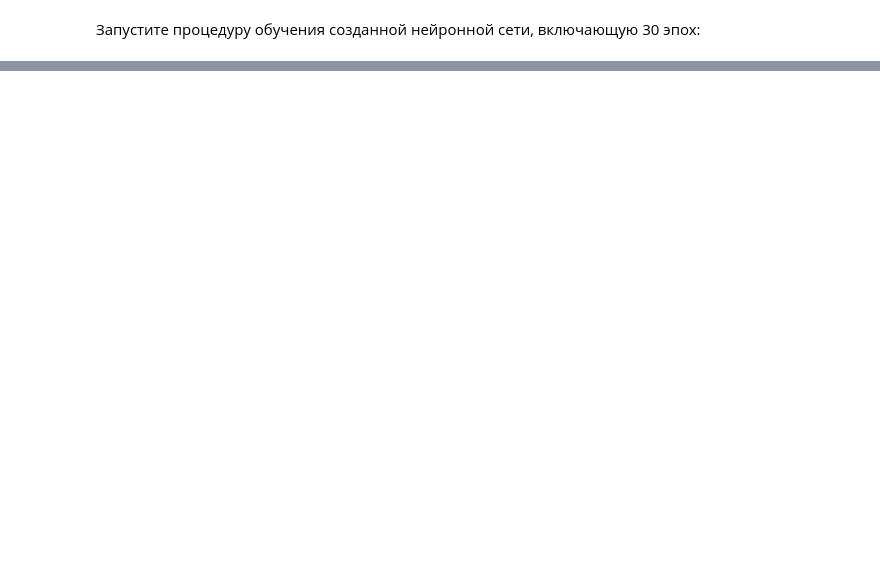
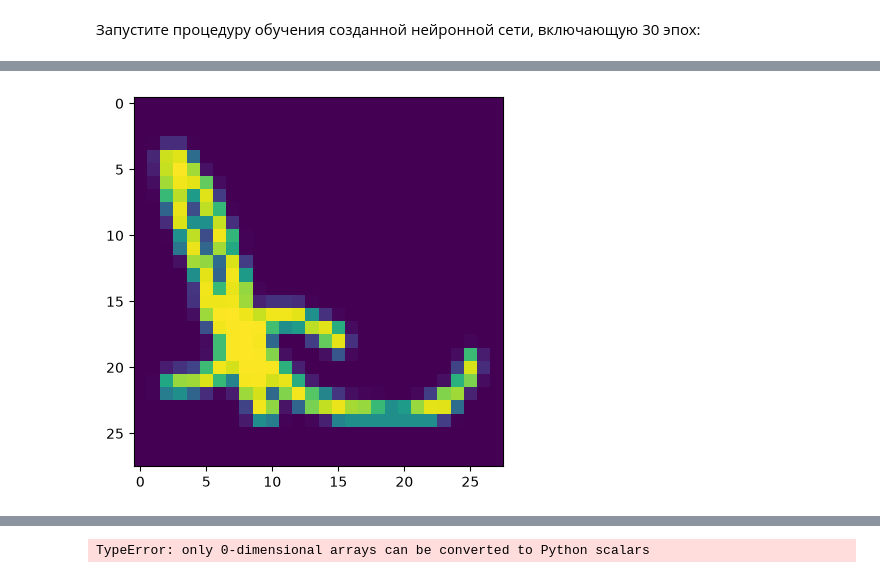
Before and after one commit to HorribleCorbie/network2, a Jupyter notebook: MNIST_Федянина.ipynb, the cells around one changed output, grey strips where cells are left out. Cells and saved outputs as stored; diff of their text form; code cells hidden in the pictures; blank space fills up the shorter version.

```diff
--- a/MNIST_Федянина.ipynb
+++ b/MNIST_Федянина.ipynb
@@ -320,0 +347,73 @@ print(confusion_matrix(y_train, predictTrain))
+# %%
+data = np.load('emnist_k_to_t_one.npz')
+
+X_train, y_train = data['X_train'], data['y_train']
+X_test, y_test = data['X_test'], data['y_test']
+
+print(y_test.shape)
+
+training_inputs = [np.reshape(x, (784, 1)) for x in X_train]
+training_results = [np.reshape(y, (10, 1)) for y in y_train]
+training_data = list(zip(training_inputs, training_results))
+
+test_inputs = [np.reshape(x, (784, 1)) for x in X_test]
+test_results = [np.reshape(y, (10, 1)) for y in y_test]
+
+
+# training_data =list (zip(X_train, y_train))
+test_data = list (zip(test_inputs, test_results))
+
+print(training_data[8])
+lll8 = np.reshape(training_data[8][0], (28, 28))
+plt.imshow(lll8)
+plt.show()
+
+net = Network([784, 30, 10])
+""" Вывод результата на экран: """
+print('Сеть net:')
+print('Количетво слоев:', net.num_layers)
+for i in range(net.num_layers):
+    print('Количество нейронов в слое', i, ':', net.sizes[i])
+for i in range(net.num_layers - 1):
+    print('W_', i + 1, ':')
+    print(np.round(net.weights[i], 2))
+    print('b_', i + 1, ':')
+    print(np.round(net.biases[i], 2))
+
+net.SGD(training_data, 30, 10, 3.0, test_data=test_data)
+
+def forward_propagate(net, row):
+    inputs = row
+    for i in range(net.num_layers - 1):
+        new_inputs = []
+        for b, w in zip(net.biases[i], net.weights[i]):
+            activation = np.dot(w, inputs) + b
+            out = net.sigmoid(activation)
+            new_inputs.append(out)
+        inputs = new_inputs
+    return new_inputs
+
+
+def predict(net, row):
+    outputs = forward_propagate(net, row)
+    return outputs.index(max(outputs))
+
+
+i = -1
+X_train = []
+thresholdedData = []
+
+for i in range(len(x_train)):
+    row = np.reshape(x_train[i], (1, 784))
+    thresholdedData = (row > 0) * 1.0
+    X_train.extend(thresholdedData)
+
+for i in range(len(X_train)):
+    prediction = predict(net, X_train[i])
+    if (i == 0):
+        predictTrain = np.array([[prediction]])
+    else:
+        predictTrain = np.append(predictTrain, [[prediction]], axis=0)
+print(confusion_matrix(y_train, predictTrain))
+print(classification_report(y_train, predictTrain))
+# %% [output]
@@ -320,0 +437 @@ print(confusion_matrix(y_train, predictTrain))
+[figure, added]
@@ -320,0 +455 @@ print(confusion_matrix(y_train, predictTrain))
+TypeError: only 0-dimensional arrays can be converted to Python scalars
```
Also changed, not shown: parts of 8 cells of this notebook, 2 other files.
